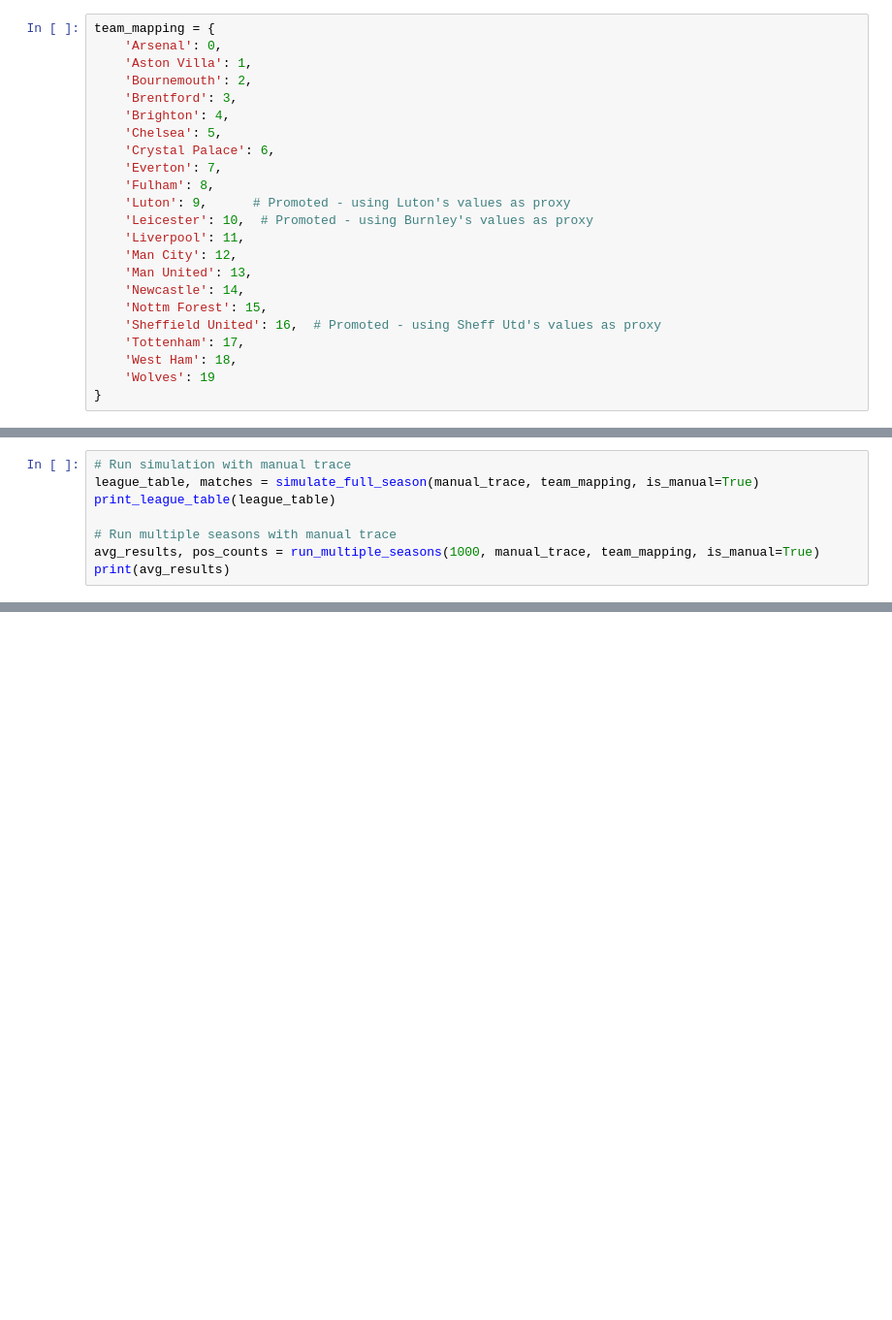
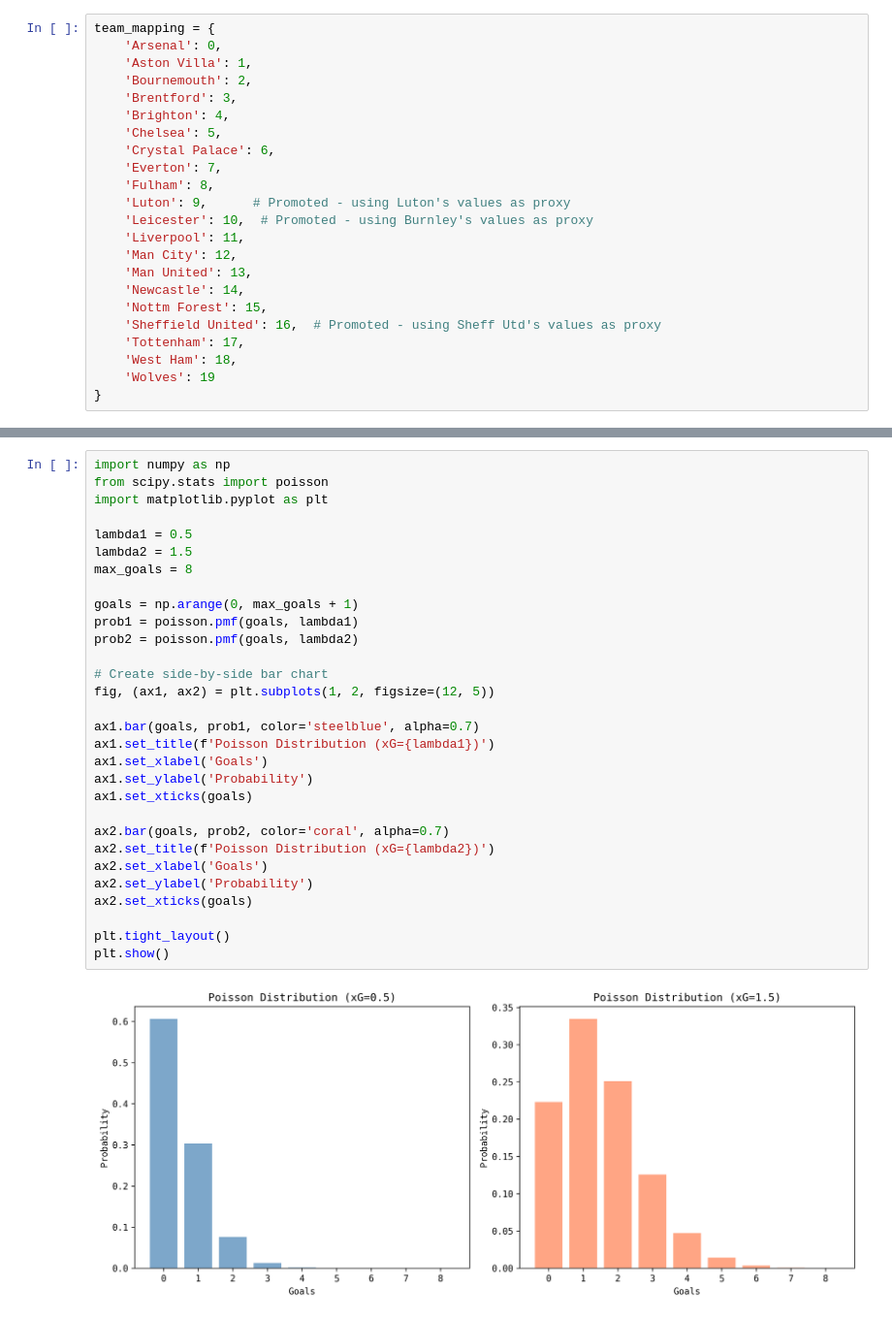
Before and after one commit to louis-porter/between-the-lines, a Jupyter notebook: articles/xGD-analysis-pt2/xGD_analysis.ipynb, the cells around one changed output, grey strips where cells are left out. Shown at 97% size. Cells and saved outputs as stored; diff of their text form; blank space fills up the shorter version.

```diff
--- a/articles/xGD-analysis-pt2/xGD_analysis.ipynb
+++ b/articles/xGD-analysis-pt2/xGD_analysis.ipynb
@@ -623,8 +645,0 @@ Home Advantage: 0.2530
-# %%
-# Run simulation with manual trace
-league_table, matches = simulate_full_season(manual_trace, team_mapping, is_manual=True)
-print_league_table(league_table)
-
-# Run multiple seasons with manual trace
-avg_results, pos_counts = run_multiple_seasons(1000, manual_trace, team_mapping, is_manual=True)
-print(avg_results)
@@ -648,0 +1242,32 @@ Pos Team             P  W  D  L  GF  GA   GD   xGF   xGA   xGD Pts
+# %%
+import numpy as np
+from scipy.stats import poisson
+import matplotlib.pyplot as plt
+
+lambda1 = 0.5
+lambda2 = 1.5
+max_goals = 8
+
+goals = np.arange(0, max_goals + 1)
+prob1 = poisson.pmf(goals, lambda1)
+prob2 = poisson.pmf(goals, lambda2)
+
+# Create side-by-side bar chart
+fig, (ax1, ax2) = plt.subplots(1, 2, figsize=(12, 5))
+
+ax1.bar(goals, prob1, color='steelblue', alpha=0.7)
+ax1.set_title(f'Poisson Distribution (xG={lambda1})')
+ax1.set_xlabel('Goals')
+ax1.set_ylabel('Probability')
+ax1.set_xticks(goals)
+
+ax2.bar(goals, prob2, color='coral', alpha=0.7)
+ax2.set_title(f'Poisson Distribution (xG={lambda2})')
+ax2.set_xlabel('Goals')
+ax2.set_ylabel('Probability')
+ax2.set_xticks(goals)
+
+plt.tight_layout()
+plt.show()
+# %% [output]
+[figure, added]
```
Also changed, not shown: parts of 8 cells of this notebook, 3 other files.
